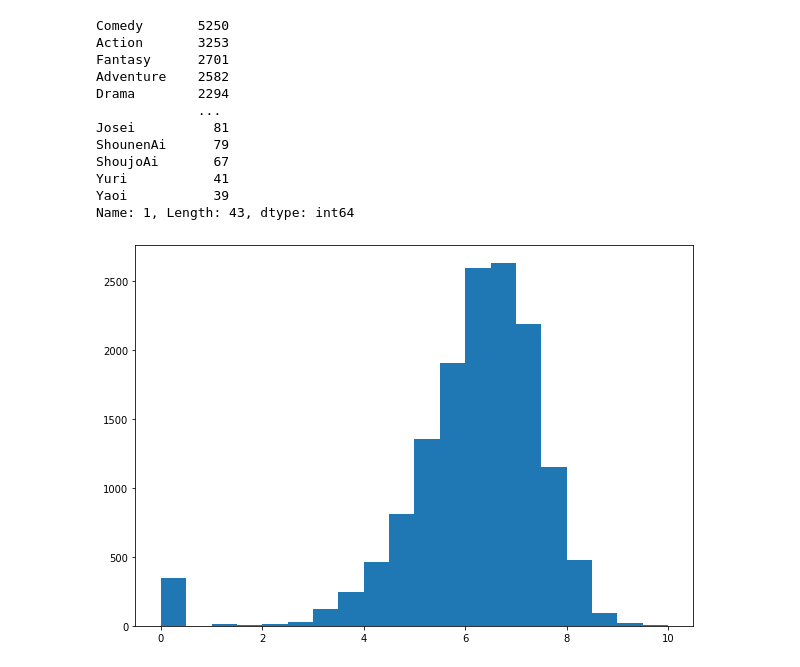
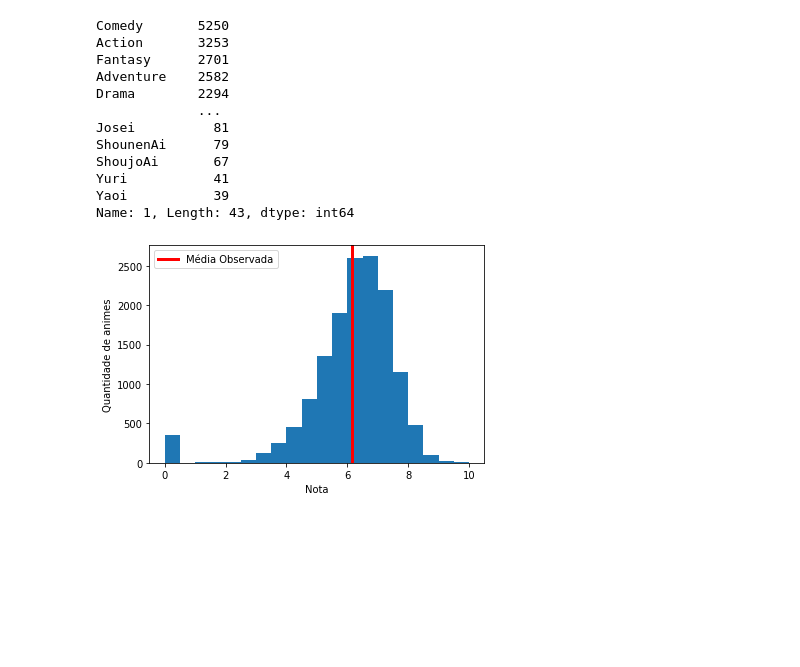
Before and after one commit to lucasbrant/Projeto_ICD, a Jupyter notebook: Trabalho ICD - MyAnimeList.ipynb, the cells around one changed output. Cells and saved outputs as stored; diff of their text form; code cells hidden in the pictures; blank space fills up the shorter version.

```diff
--- a/Trabalho ICD - MyAnimeList.ipynb
+++ b/Trabalho ICD - MyAnimeList.ipynb
@@ -5,4 +6,5 @@ import pandas as pd
 # %%
 pd.set_option("display.max_rows", 10)
 # %%
-anime_df = pd.read_csv("anime_filtered.csv")
+df = pd.read_csv("anime_filtered.csv")
+df
@@ -15,6 +36,6 @@ Separando os dados de forma mais organizada para isso:
 # %%
 ## Separando apenas os dados que serão usados
-anime_df = anime_df[["anime_id", "title", "score", "rank", "popularity", "genre"]]
+anime_df = df[["anime_id", "title", "score", "rank", "popularity", "genre"]]
 anime_df
 # %% [output]
 |  | anime_id | title | score | rank | popularity | genre |
@@ -68,12 +79,15 @@ ShoujoAi       67
 Yuri           41
 Yaoi           39
 Name: 1, Length: 43, dtype: int64
-# %%
-adventure_anime = anime_df.loc[anime_df["Adventure"] == 1]
-action_anime = anime_df.loc[anime_df["Action"] == 1]
-# Histograma das notas de todos os animes
-plt.figure(figsize=(10,7))
-plt.hist(anime_df["score"], bins = 20)
-plt.show()
-# %% [output]
-[figure, removed]
+# %%
+# Histograma das notas de todos os animes
+plt.hist(anime_df["score"], bins = 20)
+score_mean = anime_df["score"].mean()
+mean_line = plt.axvline(x=score_mean, lw=3, color='red', label='Média Observada')
+plt.legend()
+plt.ylabel('Quantidade de animes')
+plt.xlabel('Nota')
+
+plt.show()
+# %% [output]
+[figure, added]
```
Also changed, not shown: parts of 28 cells of this notebook.
